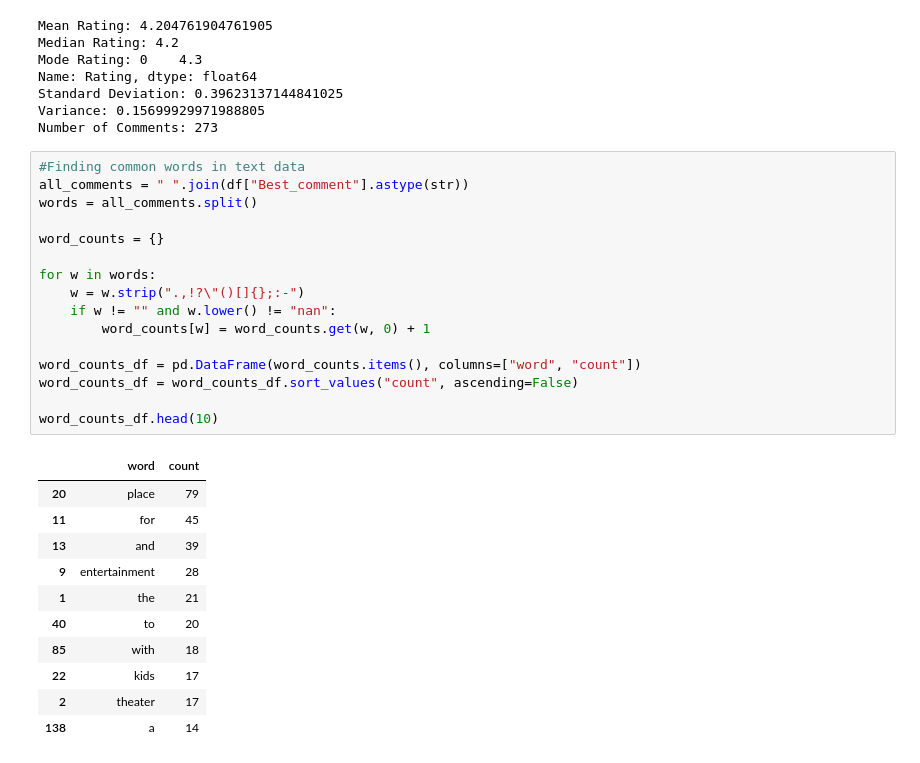
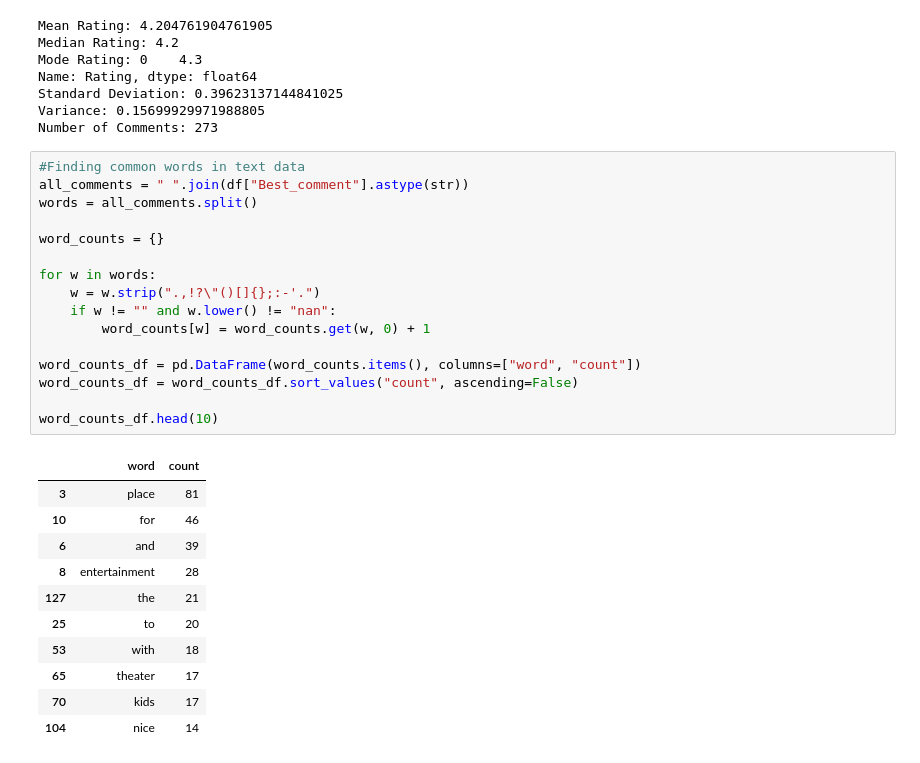
Before and after one commit to wateen-1/AI221-Project, a Jupyter notebook: AI221_AI_Programming_Entertainment_in_KSA_.ipynb, the cells around one changed output. Cells and saved outputs as stored; diff of their text form.

```diff
--- a/AI221_AI_Programming_Entertainment_in_KSA_.ipynb
+++ b/AI221_AI_Programming_Entertainment_in_KSA_.ipynb
@@ -296,28 +293,28 @@ Number of Comments: 273
 # %%
 #Finding common words in text data
 all_comments = " ".join(df["Best_comment"].astype(str))
 words = all_comments.split()
 
 word_counts = {}
 
 for w in words:
-    w = w.strip(".,!?\"()[]{};:-")
+    w = w.strip(".,!?\"()[]{};:-'.")
     if w != "" and w.lower() != "nan":
         word_counts[w] = word_counts.get(w, 0) + 1
 
 word_counts_df = pd.DataFrame(word_counts.items(), columns=["word", "count"])
 word_counts_df = word_counts_df.sort_values("count", ascending=False)
 
 word_counts_df.head(10)
 # %% [output]
 |  | word | count |
-| 20 | place | 79 |
-| 11 | for | 45 |
-| 13 | and | 39 |
-| 9 | entertainment | 28 |
-| 1 | the | 21 |
-| 40 | to | 20 |
-| 85 | with | 18 |
-| 22 | kids | 17 |
-| 2 | theater | 17 |
-| 138 | a | 14 |
+| 3 | place | 81 |
+| 10 | for | 46 |
+| 6 | and | 39 |
+| 8 | entertainment | 28 |
+| 127 | the | 21 |
+| 25 | to | 20 |
+| 53 | with | 18 |
+| 65 | theater | 17 |
+| 70 | kids | 17 |
+| 104 | nice | 14 |
```
Also changed, not shown: parts of 9 cells of this notebook.
